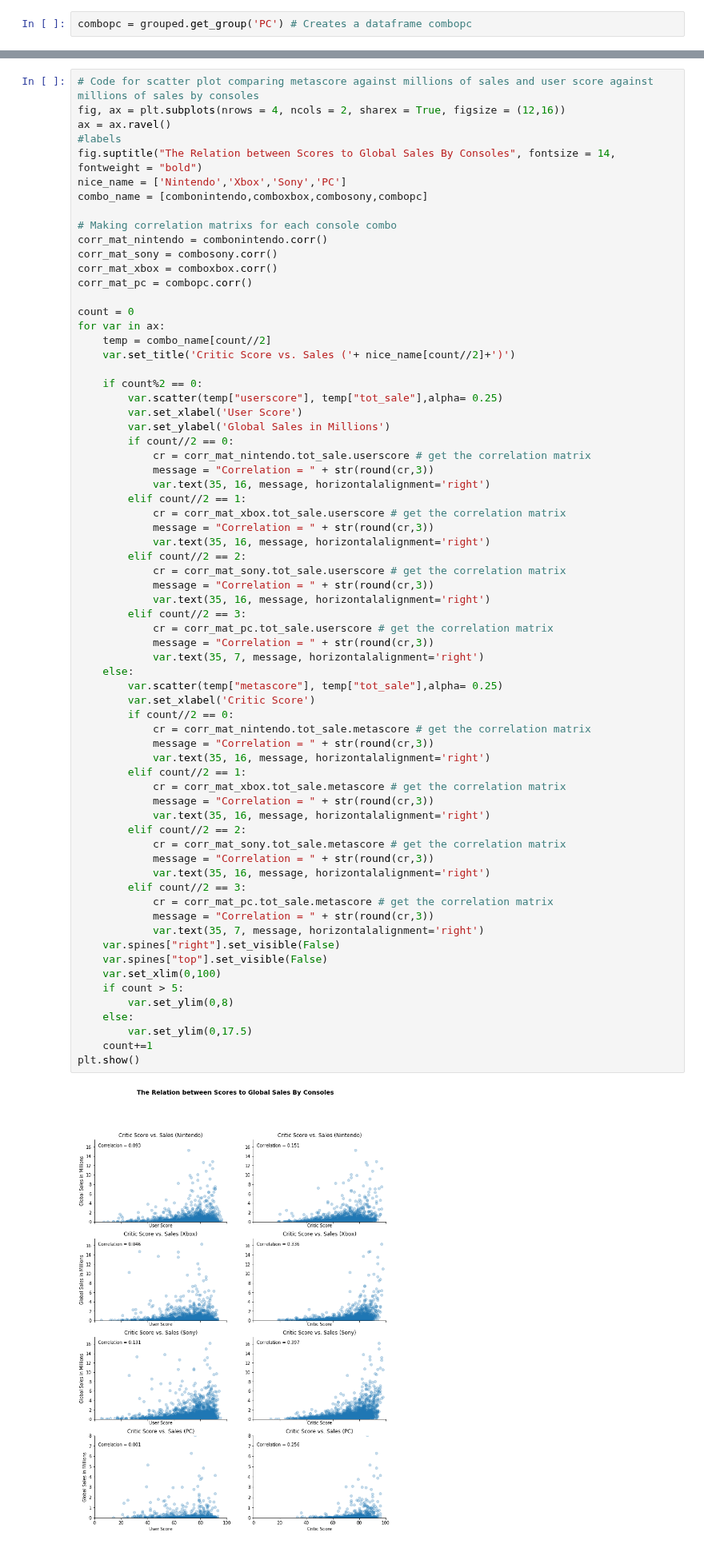
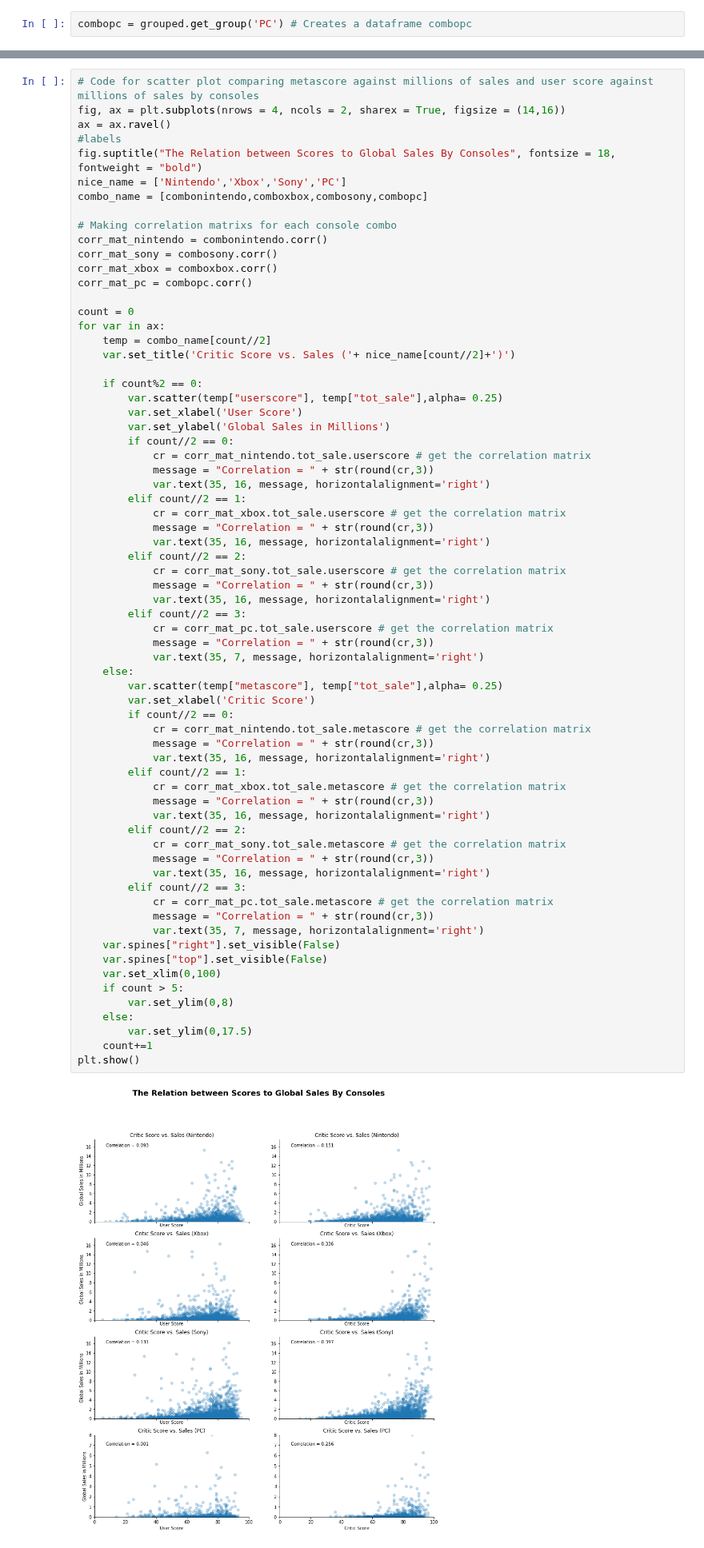
Before and after one commit to mell0611/data_science_project, a Jupyter notebook: data_analysis.ipynb, the cells around one changed output, grey strips where cells are left out. Shown at 80% size. Saved outputs shown, nothing was run; the diff lists cells and outputs as text.

Commit message:
Got rid of Combo1 code and changed graph display

```diff
--- a/data_analysis.ipynb
+++ b/data_analysis.ipynb
@@ -45,10 +50,10 @@ for i in sony_list:
 ## Plotting User Scores and Critic Scores by the Sales (in millions) for each Consoles
 # %%
 # Code for scatter plot comparing metascore against millions of sales and user score against millions of sales by consoles
-fig, ax = plt.subplots(nrows = 4, ncols = 2, sharex = True, figsize = (12,16))
+fig, ax = plt.subplots(nrows = 4, ncols = 2, sharex = True, figsize = (14,16))
 ax = ax.ravel()
 #labels
-fig.suptitle("The Relation between Scores to Global Sales By Consoles", fontsize = 14, fontweight = "bold")
+fig.suptitle("The Relation between Scores to Global Sales By Consoles", fontsize = 18, fontweight = "bold")
 nice_name = ['Nintendo','Xbox','Sony','PC']
 combo_name = [combonintendo,comboxbox,combosony,combopc]
 
@@ -85,31 +90,31 @@ for var in ax:
             var.text(35, 7, message, horizontalalignment='right')
     else:
         var.scatter(temp["metascore"], temp["tot_sale"],alpha= 0.25)
         var.set_xlabel('Critic Score')
         if count//2 == 0:
             cr = corr_mat_nintendo.tot_sale.metascore # get the correlation matrix
             message = "Correlation = " + str(round(cr,3))
             var.text(35, 16, message, horizontalalignment='right')
         elif count//2 == 1:
             cr = corr_mat_xbox.tot_sale.metascore # get the correlation matrix
             message = "Correlation = " + str(round(cr,3))
             var.text(35, 16, message, horizontalalignment='right')
         elif count//2 == 2:
             cr = corr_mat_sony.tot_sale.metascore # get the correlation matrix
             message = "Correlation = " + str(round(cr,3))
             var.text(35, 16, message, horizontalalignment='right')
         elif count//2 == 3:
             cr = corr_mat_pc.tot_sale.metascore # get the correlation matrix
             message = "Correlation = " + str(round(cr,3))
             var.text(35, 7, message, horizontalalignment='right')
     var.spines["right"].set_visible(False)
     var.spines["top"].set_visible(False)
     var.set_xlim(0,100)
     if count > 5:
         var.set_ylim(0,8)
     else:
         var.set_ylim(0,17.5)
     count+=1
 plt.show()
 # %% [output]
-[figure, old version]
+[figure, new version]
```
Also changed, not shown: parts of 3 cells of this notebook.
